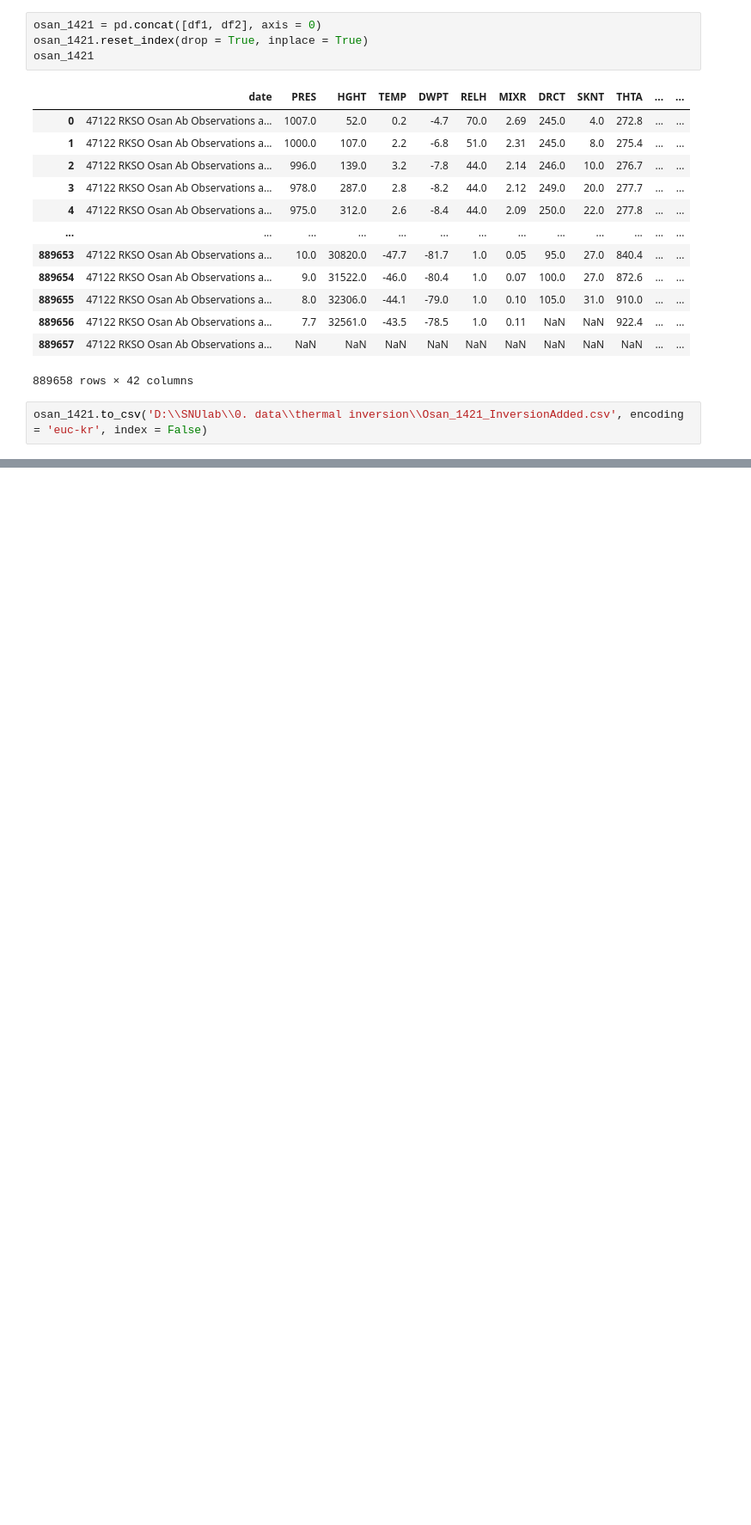
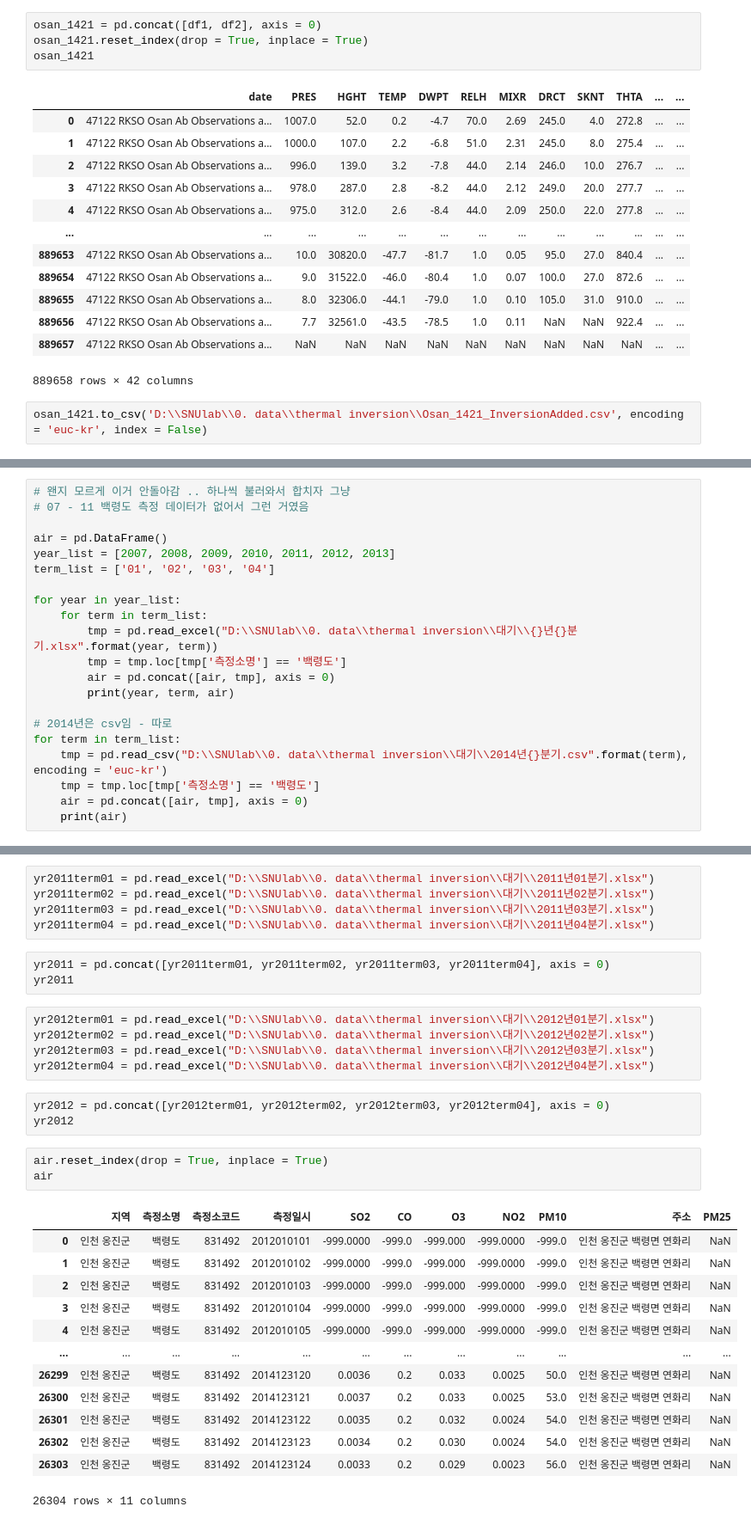
Before and after one commit to ZIO-KIM/SNUlab, a Jupyter notebook: thermal_inversion_calculation.ipynb, the cells around one changed output, grey strips where cells are left out. Shown at 86% size. Drawn from its saved outputs; the diff is of its cells as text; blank space fills up the shorter version.

```diff
--- a/thermal_inversion_calculation.ipynb
+++ b/thermal_inversion_calculation.ipynb
@@ -341,0 +468,21 @@ osan_1421.to_csv('D:\\SNUlab\\0. data\\thermal inversion\\Osan_1421_InversionAdd
+# %%
+# 왠지 모르게 이거 안돌아감 .. 하나씩 불러와서 합치자 그냥
+# 07 - 11 백령도 측정 데이터가 없어서 그런 거였음
+
+air = pd.DataFrame()
+year_list = [2007, 2008, 2009, 2010, 2011, 2012, 2013]
+term_list = ['01', '02', '03', '04']
+
+for year in year_list:
+    for term in term_list:
+        tmp = pd.read_excel("D:\\SNUlab\\0. data\\thermal inversion\\대기\\{}년{}분기.xlsx".format(year, term))
+        tmp = tmp.loc[tmp['측정소명'] == '백령도']
+        air = pd.concat([air, tmp], axis = 0)
+        print(year, term, air)
+
+# 2014년은 csv임 - 따로
+for term in term_list:
+    tmp = pd.read_csv("D:\\SNUlab\\0. data\\thermal inversion\\대기\\2014년{}분기.csv".format(term), encoding = 'euc-kr')
+    tmp = tmp.loc[tmp['측정소명'] == '백령도']
+    air = pd.concat([air, tmp], axis = 0)
+    print(air)
@@ -341,0 +524,33 @@ osan_1421.to_csv('D:\\SNUlab\\0. data\\thermal inversion\\Osan_1421_InversionAdd
+# %%
+yr2011term01 = pd.read_excel("D:\\SNUlab\\0. data\\thermal inversion\\대기\\2011년01분기.xlsx")
+yr2011term02 = pd.read_excel("D:\\SNUlab\\0. data\\thermal inversion\\대기\\2011년02분기.xlsx")
+yr2011term03 = pd.read_excel("D:\\SNUlab\\0. data\\thermal inversion\\대기\\2011년03분기.xlsx")
+yr2011term04 = pd.read_excel("D:\\SNUlab\\0. data\\thermal inversion\\대기\\2011년04분기.xlsx")
+# %%
+yr2011 = pd.concat([yr2011term01, yr2011term02, yr2011term03, yr2011term04], axis = 0)
+yr2011
+# %%
+yr2012term01 = pd.read_excel("D:\\SNUlab\\0. data\\thermal inversion\\대기\\2012년01분기.xlsx")
+yr2012term02 = pd.read_excel("D:\\SNUlab\\0. data\\thermal inversion\\대기\\2012년02분기.xlsx")
+yr2012term03 = pd.read_excel("D:\\SNUlab\\0. data\\thermal inversion\\대기\\2012년03분기.xlsx")
+yr2012term04 = pd.read_excel("D:\\SNUlab\\0. data\\thermal inversion\\대기\\2012년04분기.xlsx")
+# %%
+yr2012 = pd.concat([yr2012term01, yr2012term02, yr2012term03, yr2012term04], axis = 0)
+yr2012
+# %%
+air.reset_index(drop = True, inplace = True)
+air
+# %% [output]
+|  | 지역 | 측정소명 | 측정소코드 | 측정일시 | SO2 | CO | O3 | NO2 | PM10 | 주소 | PM25 |
+| 0 | 인천 옹진군 | 백령도 | 831492 | 2012010101 | -999.0000 | -999.0 | -999.000 | -999.0000 | -999.0 | 인천 옹진군 백령면 연화리 | NaN |
+| 1 | 인천 옹진군 | 백령도 | 831492 | 2012010102 | -999.0000 | -999.0 | -999.000 | -999.0000 | -999.0 | 인천 옹진군 백령면 연화리 | NaN |
+| 2 | 인천 옹진군 | 백령도 | 831492 | 2012010103 | -999.0000 | -999.0 | -999.000 | -999.0000 | -999.0 | 인천 옹진군 백령면 연화리 | NaN |
+| 3 | 인천 옹진군 | 백령도 | 831492 | 2012010104 | -999.0000 | -999.0 | -999.000 | -999.0000 | -999.0 | 인천 옹진군 백령면 연화리 | NaN |
+| 4 | 인천 옹진군 | 백령도 | 831492 | 2012010105 | -999.0000 | -999.0 | -999.000 | -999.0000 | -999.0 | 인천 옹진군 백령면 연화리 | NaN |
+| ... | ... | ... | ... | ... | ... | ... | ... | ... | ... | ... | ... |
+| 26299 | 인천 옹진군 | 백령도 | 831492 | 2014123120 | 0.0036 | 0.2 | 0.033 | 0.0025 | 50.0 | 인천 옹진군 백령면 연화리 | NaN |
+| 26300 | 인천 옹진군 | 백령도 | 831492 | 2014123121 | 0.0037 | 0.2 | 0.033 | 0.0025 | 53.0 | 인천 옹진군 백령면 연화리 | NaN |
+| 26301 | 인천 옹진군 | 백령도 | 831492 | 2014123122 | 0.0035 | 0.2 | 0.032 | 0.0024 | 54.0 | 인천 옹진군 백령면 연화리 | NaN |
+| 26302 | 인천 옹진군 | 백령도 | 831492 | 2014123123 | 0.0034 | 0.2 | 0.030 | 0.0024 | 54.0 | 인천 옹진군 백령면 연화리 | NaN |
+| 26303 | 인천 옹진군 | 백령도 | 831492 | 2014123124 | 0.0033 | 0.2 | 0.029 | 0.0023 | 56.0 | 인천 옹진군 백령면 연화리 | NaN |
+26304 rows × 11 columns
```
Also changed, not shown: parts of 21 cells of this notebook, 4 other files.
